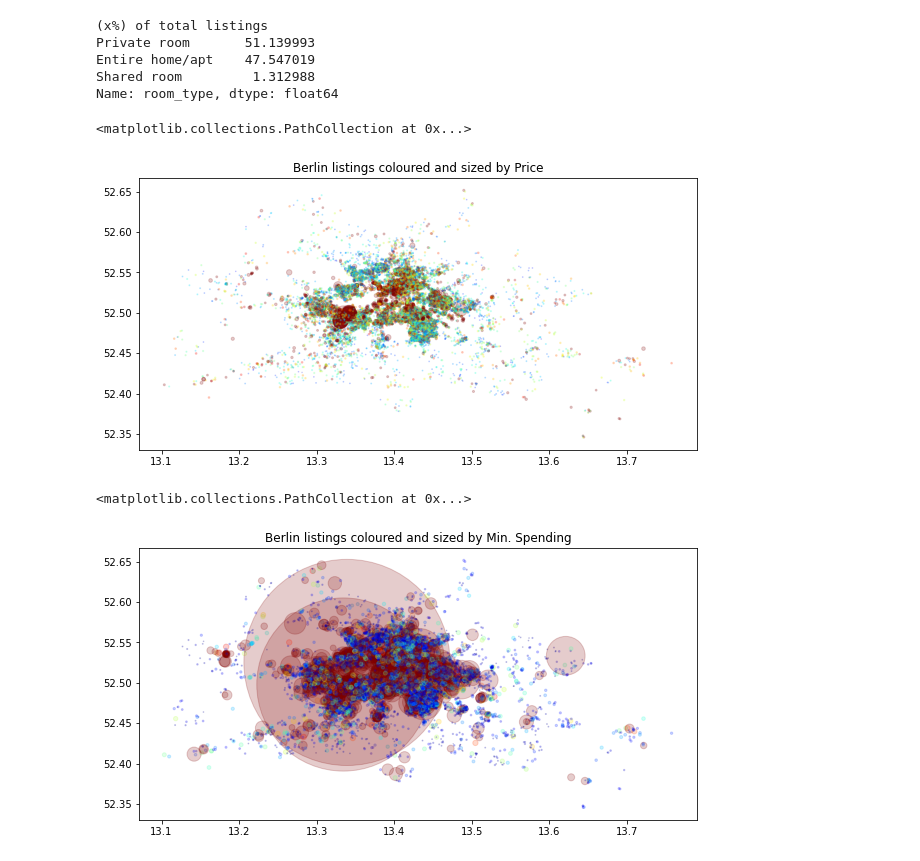
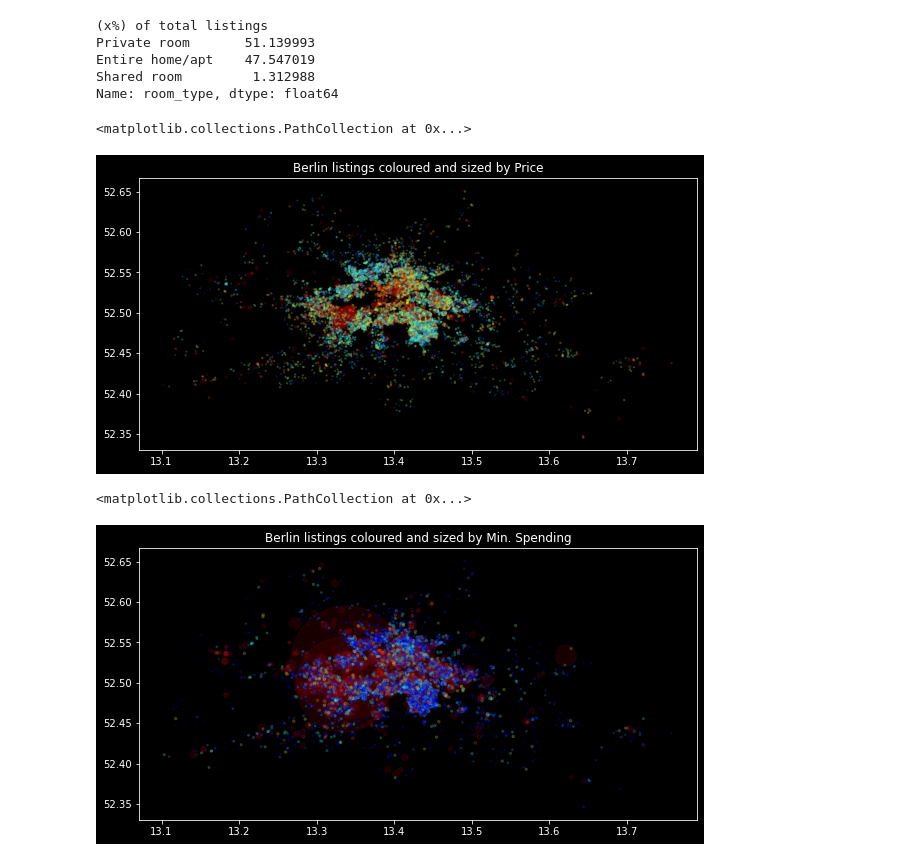
Before and after one commit to JacobUkokobili/Airbnb-Analytics-Berlin, a Jupyter notebook: notebooks/insights.ipynb, the cells around one changed output. Saved outputs shown, nothing was run; the diff lists cells and outputs as text; code cells hidden in the pictures.

```diff
--- a/notebooks/insights.ipynb
+++ b/notebooks/insights.ipynb
@@ -3,6 +3,7 @@ import pandas as pd
 import numpy as np
 import matplotlib.pyplot as plt
 import scipy.stats
+plt.style.use('dark_background')
 # %%
 listings = pd.read_csv("../../cleaned/listings.csv")
 calendar_summary = pd.read_csv("../../cleaned/calendar_summary.csv")
@@ -307,12 +294,12 @@ plt.scatter(listings["longitude"],listings["latitude"], c=listings["price"],cmap
            s=listings["price"]/30,vmin=1,vmax=100)
 # %% [output]
 <matplotlib.collections.PathCollection at 0x...>
-[figure, old version]
+[figure, new version]
 # %%
 plt.figure(figsize=(10,5))
 plt.title("Berlin listings coloured and sized by Min. Spending")
 plt.scatter(listings["longitude"],listings["latitude"], c=listings["min_spending"],cmap="jet", alpha=0.2,
-           s=listings["min_spending"]/30,vmin=1,vmax=1000)
+           s=listings["min_spending"]/100,vmin=1,vmax=1000)
 # %% [output]
 <matplotlib.collections.PathCollection at 0x...>
-[figure, old version]
+[figure, new version]
```
Also changed, not shown: parts of 28 cells of this notebook.
